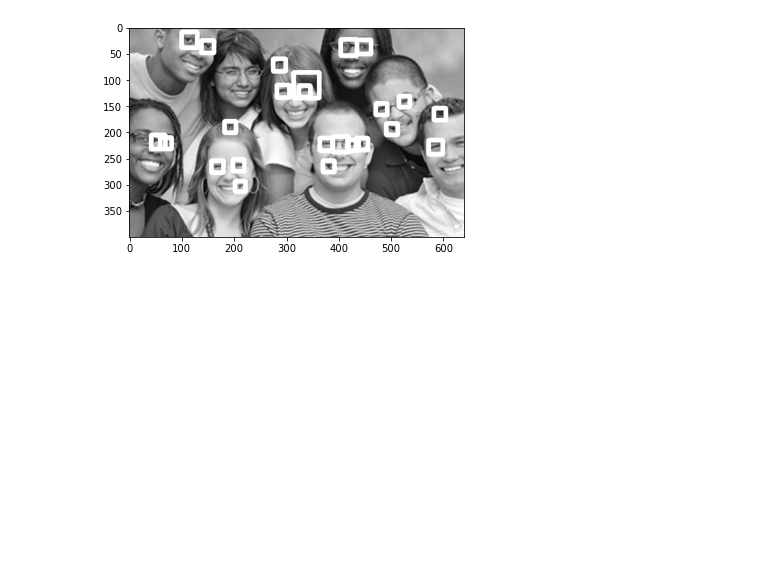
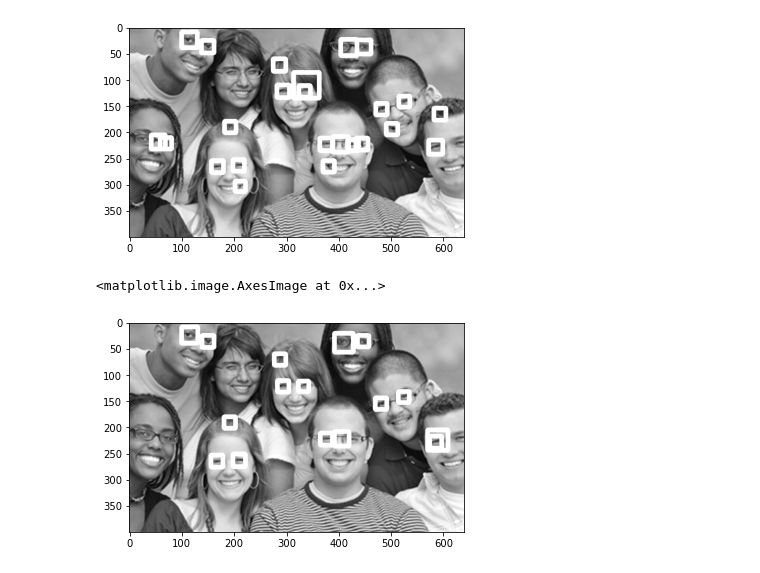
Before and after one commit to romedal/ML_FaceDetection, a Jupyter notebook: FaceDetection.ipynb, the cells around one changed output. Cells and saved outputs as stored; diff of their text form; code cells hidden in the pictures; blank space fills up the shorter version.

Commit message:
Multiple faces eyes detection with better quality

```diff
--- a/FaceDetection.ipynb
+++ b/FaceDetection.ipynb
@@ -92,3 +92,17 @@ plt.imshow(detection_result, cmap = "gray")
 # %% [output]
 <matplotlib.image.AxesImage at 0x...>
 [figure]
+# %%
+def detect_eye (image):
+
+    face_image = image.copy()
+    face_rectangle = eye_detector.detectMultiScale(face_image, scaleFactor = 1.2, minNeighbors = 4)
+    for (x,y,width,height) in face_rectangle:
+        cv2.rectangle(face_image, (x,y), (x + width, y+height), (255,255,255), 8)
+    return face_image
+# %%
+detection_result = detect_eye(image2)
+plt.imshow(detection_result, cmap = "gray")
+# %% [output]
+<matplotlib.image.AxesImage at 0x...>
+[figure, added]
```
